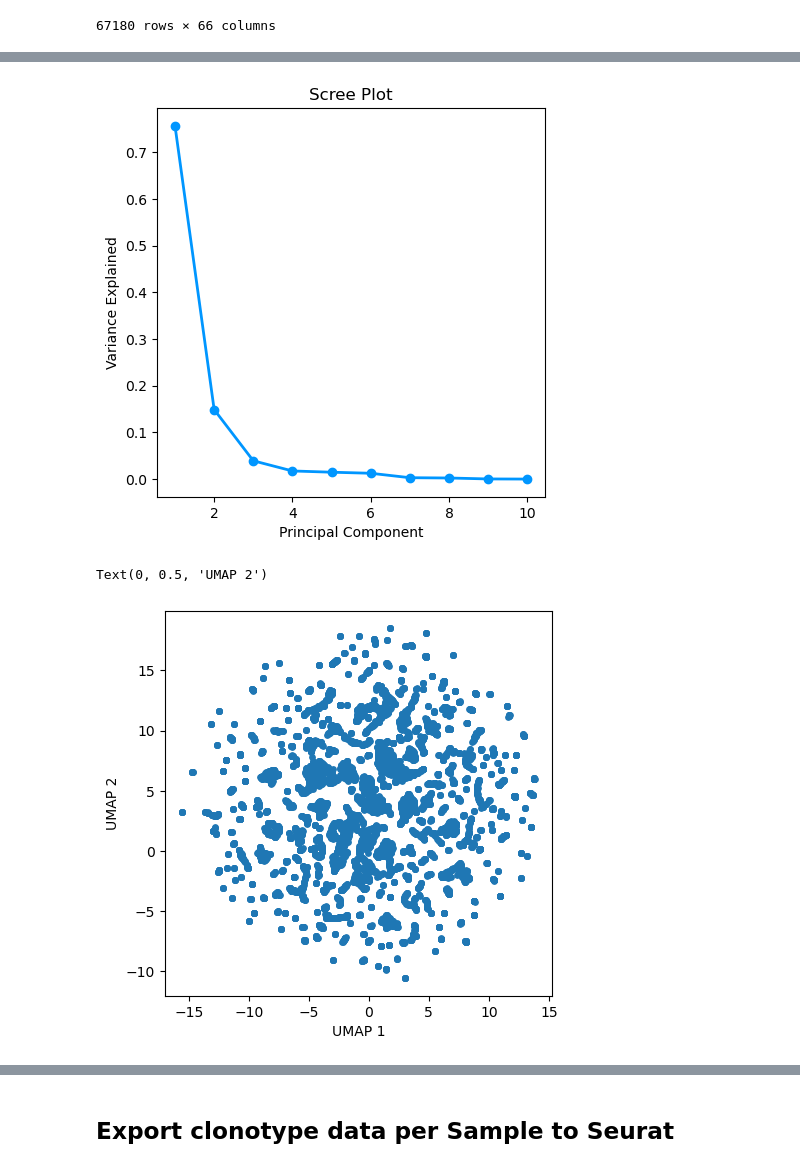
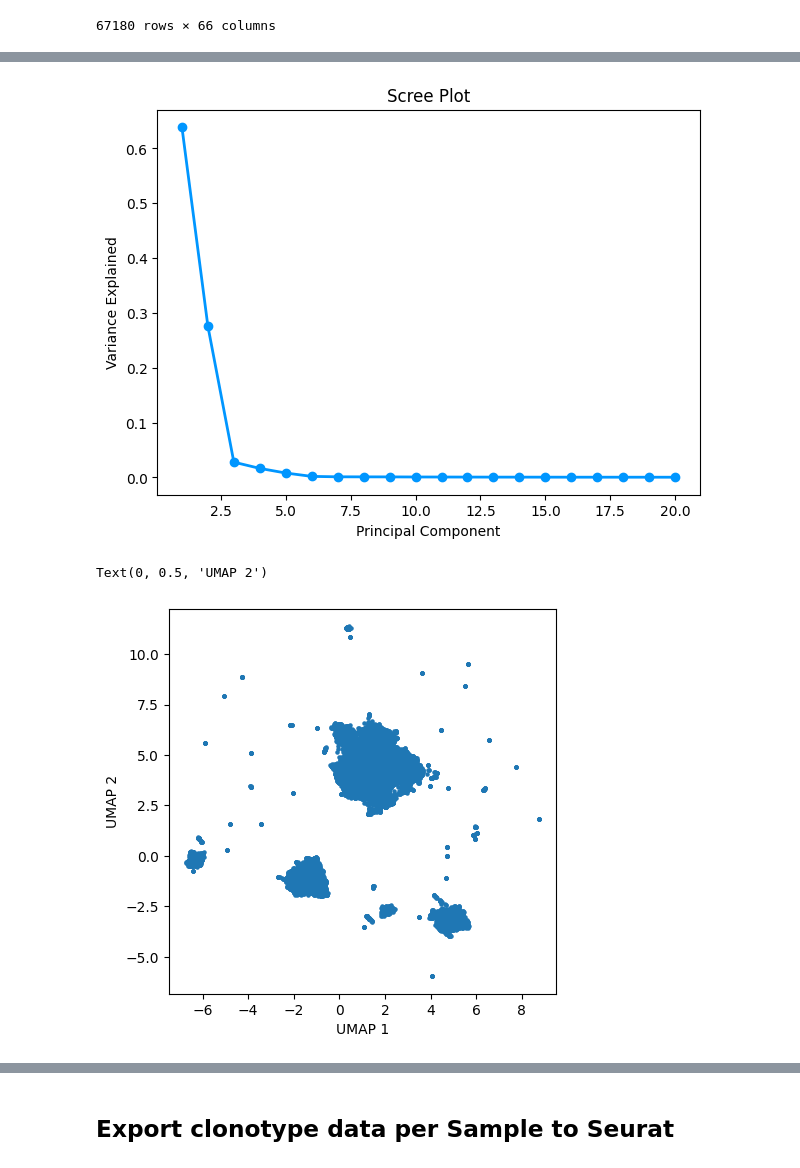
Before and after one commit to Perik-Zavodskii/TCRscape, a Jupyter notebook: TCRsacape.ipynb, the cells around one changed output, grey strips where cells are left out. Drawn from its saved outputs; the diff is of its cells as text; code cells hidden in the pictures.

```diff
--- a/TCRsacape.ipynb
+++ b/TCRsacape.ipynb
@@ -39,5 +35,5 @@ p53d_3 = TCRscape.ReadRhapsody('./P53-HPV_SampleTag11_hs_RSEC_MolsPerCell_MEX','
 # %%
-merged = TCRscape.MergeRhapsody([E6_1,E6_2,E7_1,E7_2,p53d_1,p53d_2,p53d_3])
+merged = TCRscape.MergeRhapsody([Group_1_1,Group_1_2,Group_2_1,Group_2_2,Group_3_1,Group_3_2])
 merged
 # %% [output]
 |  | ADA | ADGRE1 | ADGRG3 | AIM2 | ANXA5 | AOC3 | APOBEC3G | AQP9 | ARG1 | ARL4C | ... | ... |
@@ -129,5 +125,5 @@ CD8
 # %%
-AIRR = pd.read_csv("P53-HPV_Dominant_Contigs_AIRR.tsv",
+AIRR = pd.read_csv("Dominant_Contigs_AIRR.tsv",
                  sep='\t',
                  low_memory=False)
 
@@ -397,11 +199,10 @@ min_clones = 1
 # Featurs to use for clustering
 features_to_cluster = ['CD4', 'CD8A', 'NKG7', # T-cell type
                        'FOXP3', # Treg
-                       # 'SELL','SELL','IL7R','CCR7', 'IL2RA', # T-cell type markers
-                       'Dextramer_HPV_16_E6|pAbO', 'Dextramer_HPV_16_Е7|pAbO', 'Dextramer_p53_Y220C|pAbO',
-                       'Sample_E6','Sample_E7','Sample_p53d'
+                       # 'SELL','IL7R','CCR7', 'IL2RA', # T-cell type markers
+                       'Sample_Group 1','Sample_Group 2','Sample_Group 3'
                       ]
 # %%
-df = TCRscape.TCRscape(gated_T, AIRR, features_to_cluster, min_clones)
+df = TCRscape.TCRscape(T, AIRR, features_to_cluster, min_clones)
 df
 # %% [output]
@@ -422,25 +223,26 @@ df
 # %%
-X = df
+X = df.drop(columns=['Sample_Group 1', 'Sample_Group 2', 'Sample_Group 3']) # Remove the meta data
+# X = StandardScaler().fit_transform(X) # Gives bad clusters sometimes
 
 # Plot background color
 plt.rcParams['axes.facecolor'] = 'white'
 # plt.rcParams['axes.facecolor'] = 'black'
 
 # PCA
-pca = PCA(n_components=10)
+pca = PCA(n_components=20)
 pca_fit = pca.fit(X.T)
 PC_values = np.arange(pca.n_components_) + 1
-plt.figure(figsize=(5,5.045))
+plt.figure(figsize=(7,5))
 plt.plot(PC_values, pca.explained_variance_ratio_, 'o-', linewidth=2, color='#0096FF')
 plt.title('Scree Plot')
 plt.xlabel('Principal Component')
 plt.ylabel('Variance Explained')
 plt.savefig('Scree Plot.png', dpi=600, bbox_inches='tight')
 plt.show()
 # %% [output]
-[figure, old version]
+[figure, new version]
 # %%
-n_components = 2 # From the Scree Plot
+n_components = 5 # From the Scree Plot
 
 # UMAP
 clusterable_embedding = umap.UMAP(
@@ -451,12 +253,12 @@ clusterable_embedding = umap.UMAP(
                                  ).fit_transform(X)
 plt.figure(figsize=(5,5))
 plt.scatter(clusterable_embedding[:, 0], clusterable_embedding[:, 1],
-             s=15, cmap='Spectral')
+             s=5, cmap='Spectral')
 plt.xlabel('UMAP 1')
 plt.ylabel('UMAP 2')
 # %% [output]
 Text(0, 0.5, 'UMAP 2')
-[figure, old version]
+[figure, new version]
 # %%
 #UMAP Feature plot
 
```
Also changed, not shown: parts of 37 cells of this notebook, 21 other files.
